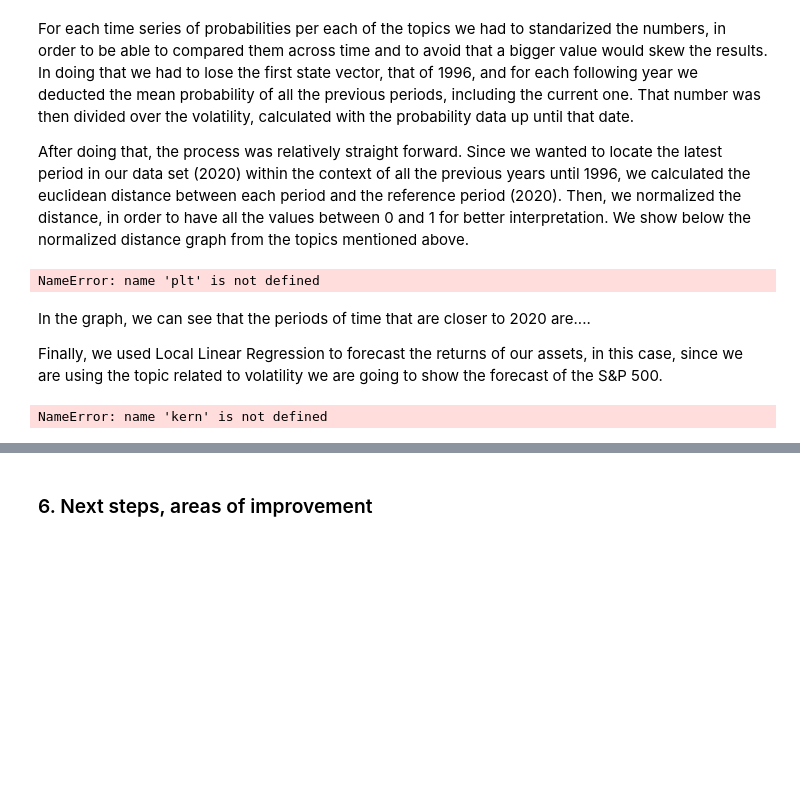
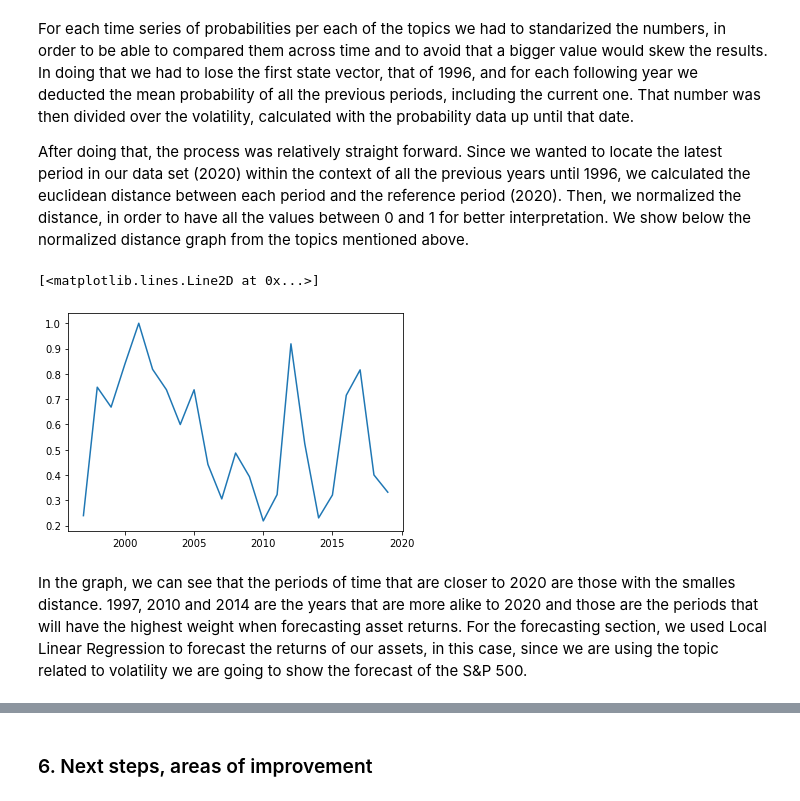
Before and after one commit to mehasadasivam/NLP, a Jupyter notebook: Final Project Summary Notebook.ipynb, the cells around one changed output, grey strips where cells are left out. Cells and saved outputs as stored; diff of their text form; code cells hidden in the pictures; blank space fills up the shorter version.

```diff
--- a/Final Project Summary Notebook.ipynb
+++ b/Final Project Summary Notebook.ipynb
@@ -646,21 +649,21 @@ Given that each time period will have a state vector with 3 elements, each comin
 For each time series of probabilities per each of the topics we had to standarized the numbers, in order to be able to compared them across time and to avoid that a bigger value would skew the results. In doing that we had to lose the first state vector, that of 1996, and for each following year we deducted the mean probability of all the previous periods, including the current one. That number was then divided over the volatility, calculated with the probability data up until that date.
 
 After doing that, the process was relatively straight forward. Since we wanted to locate the latest period in our data set (2020) within the context of all the previous years until 1996, we calculated the euclidean distance between each period and the reference period (2020). Then, we normalized the distance, in order to have all the values between 0 and 1 for better interpretation. We show below the normalized distance graph from the topics mentioned above.
+# %%
+norm_dista = pd.read_csv('normalized_distance.csv')
+# %%
+years = np.linspace(1997,2020,24)
 # %%
-plt.plot(x[:-1],norm_dista[:-1])
+plt.plot(years[:-1],norm_dista['0'].values[:-1])
 # %% [output]
-NameError: name 'plt' is not defined
+[<matplotlib.lines.Line2D at 0x...>]
+[figure, added]
 # %% [markdown]
-In the graph, we can see that the periods of time that are closer to 2020 are....
-
-
-Finally, we used Local Linear Regression to forecast the returns of our assets, in this case, since we are using the topic related to volatility we are going to show the forecast of the S&P 500.
+In the graph, we can see that the periods of time that are closer to 2020 are those with the smalles distance. 1997, 2010 and 2014 are the years that are more alike to 2020 and those are the periods that will have the highest weight when forecasting asset returns. For the forecasting section, we used Local Linear Regression to forecast the returns of our assets, in this case, since we are using the topic related to volatility we are going to show the forecast of the S&P 500.
 # %%
 returns = pd.read_csv('returns.csv')
 # %%
-weights = kern(norm_dista[:-1])
+weights = kern(norm_dista['0'].values[:-1])
-# %% [output]
-NameError: name 'kern' is not defined
 # %%
 forecast_spx = np.sum(weights*returns['SPXR'][1:-1].values)/np.sum(weights)
 # %%
```
Also changed, not shown: parts of 5 cells of this notebook, 2 other files.
